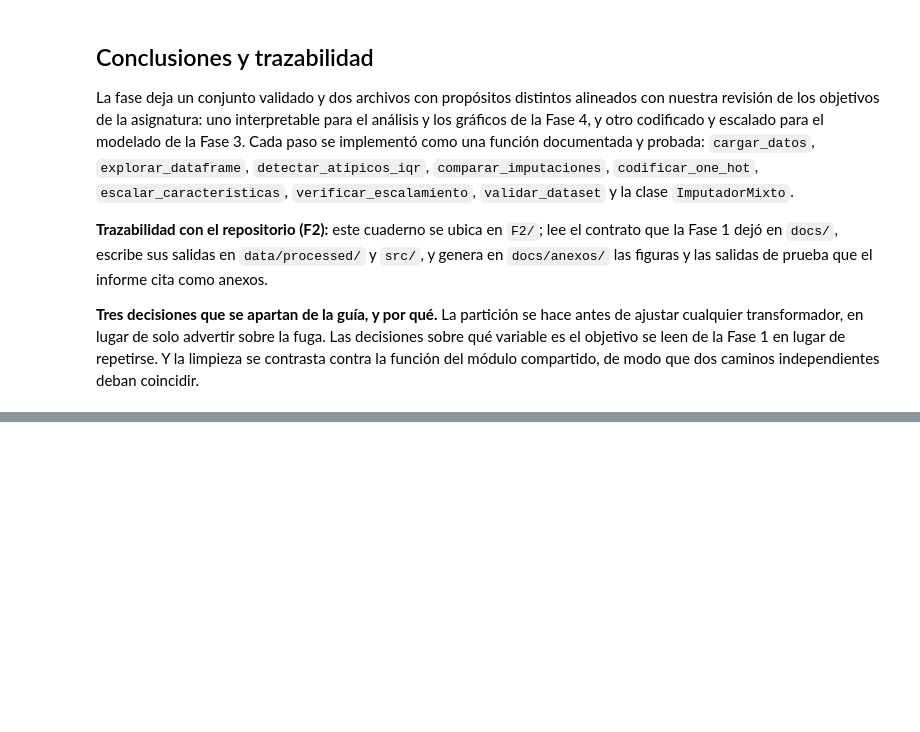
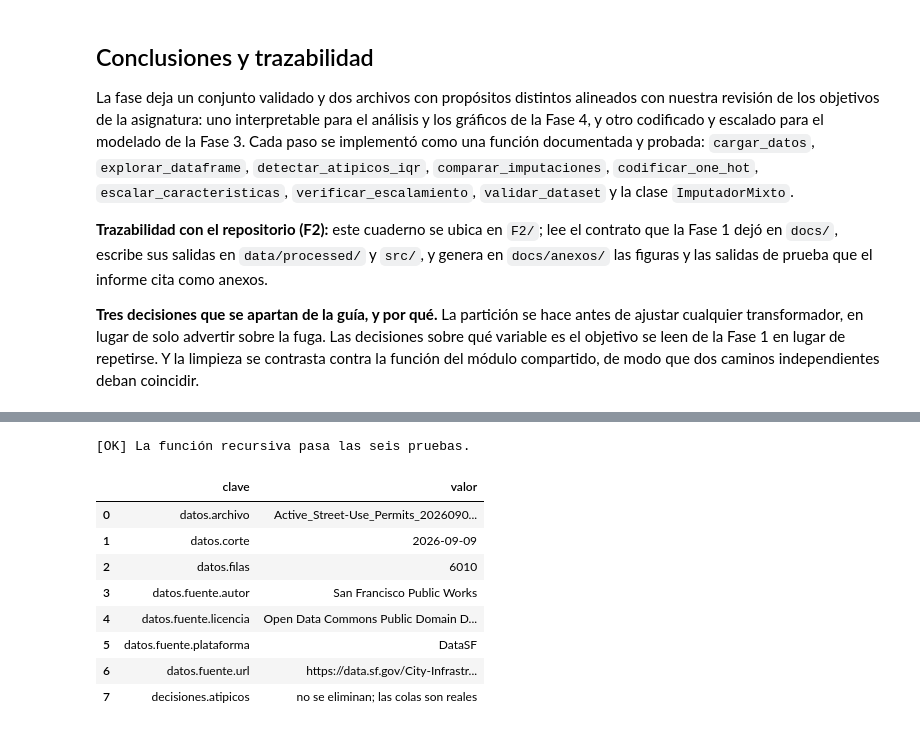
Before and after one commit to RJaramilloP/proyecto-grupo5-mcdi500, a Jupyter notebook: F2/F2_Prueba.ipynb, the cells around one changed output, grey strips where cells are left out. Drawn from its saved outputs; the diff is of its cells as text; code cells hidden in the pictures; blank space fills up the shorter version.

```diff
--- a/F2/F2_Prueba.ipynb
+++ b/F2/F2_Prueba.ipynb
@@ -1627,0 +1739,25 @@ contra la función del módulo compartido, de modo que dos caminos independiente
+# %%
+# Verificación de la función recursiva: casos normal, profundo y límite.
+assert aplanar({"a": 1}) == {"a": 1}, "Caso plano"
+assert aplanar({"a": {"b": 1}}) == {"a.b": 1}, "Un nivel de anidamiento"
+assert aplanar({"a": {"b": {"c": {"d": 4}}}}) == {"a.b.c.d": 4}, "Anidamiento profundo"
+assert aplanar({}) == {}, "Caso límite: diccionario vacío"
+assert aplanar({"x": [1, 2, 3]}) == {"x": "1, 2, 3"}, "Listas convertidas a texto"
+assert aplanar({"a": {"b": 1}}, separador="/") == {"a/b": 1}, "Separador configurable"
+print("[OK] La función recursiva pasa las seis pruebas.")
+
+# La tabla aplanada es directamente publicable en el informe.
+tabla_metadatos = pd.DataFrame(sorted(metadatos_planos.items()),
+                               columns=["clave", "valor"])
+tabla_metadatos.head(8)
+# %% [output]
+[OK] La función recursiva pasa las seis pruebas.
+|  | clave | valor |
+| 0 | datos.archivo | Active_Street-Use_Permits_2026090... |
+| 1 | datos.corte | 2026-09-09 |
+| 2 | datos.filas | 6010 |
+| 3 | datos.fuente.autor | San Francisco Public Works |
+| 4 | datos.fuente.licencia | Open Data Commons Public Domain D... |
+| 5 | datos.fuente.plataforma | DataSF |
+| 6 | datos.fuente.url | https://data.sf.gov/City-Infrastr... |
+| 7 | decisiones.atipicos | no se eliminan; las colas son reales |
```
Also changed, not shown: parts of 3 cells of this notebook.
